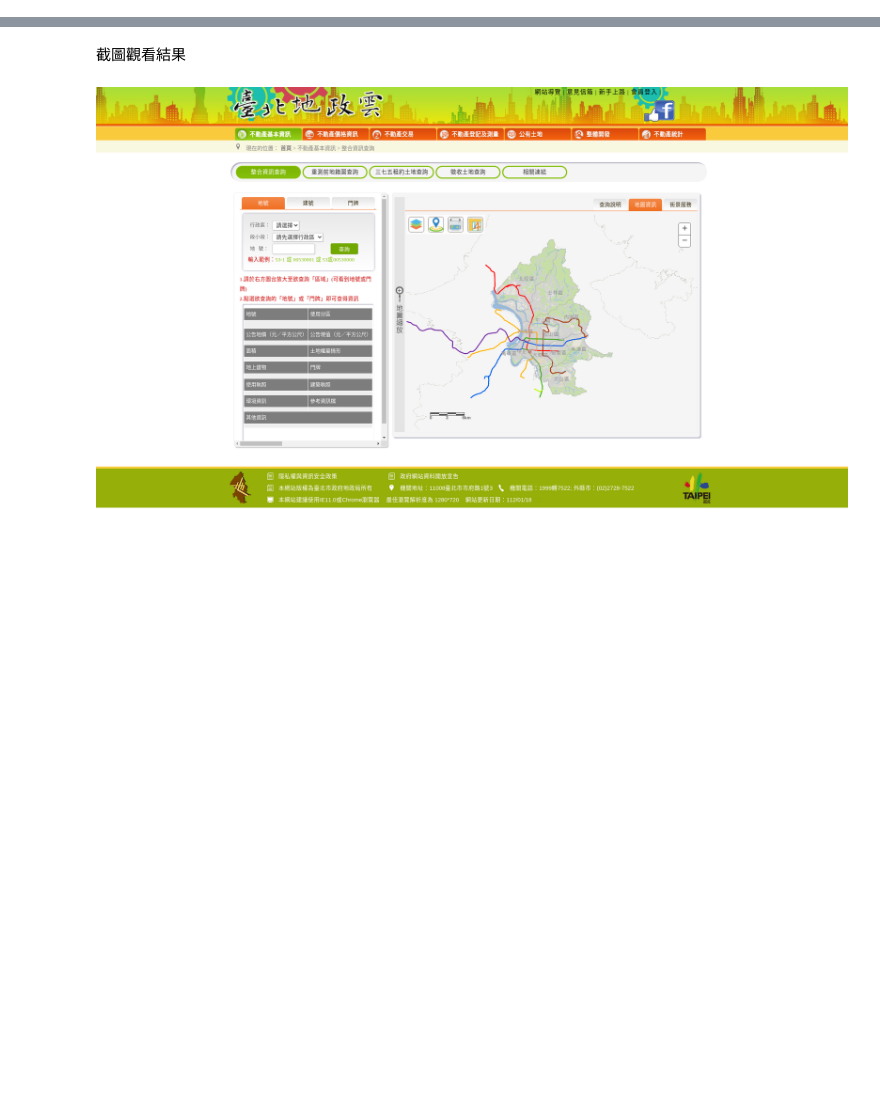
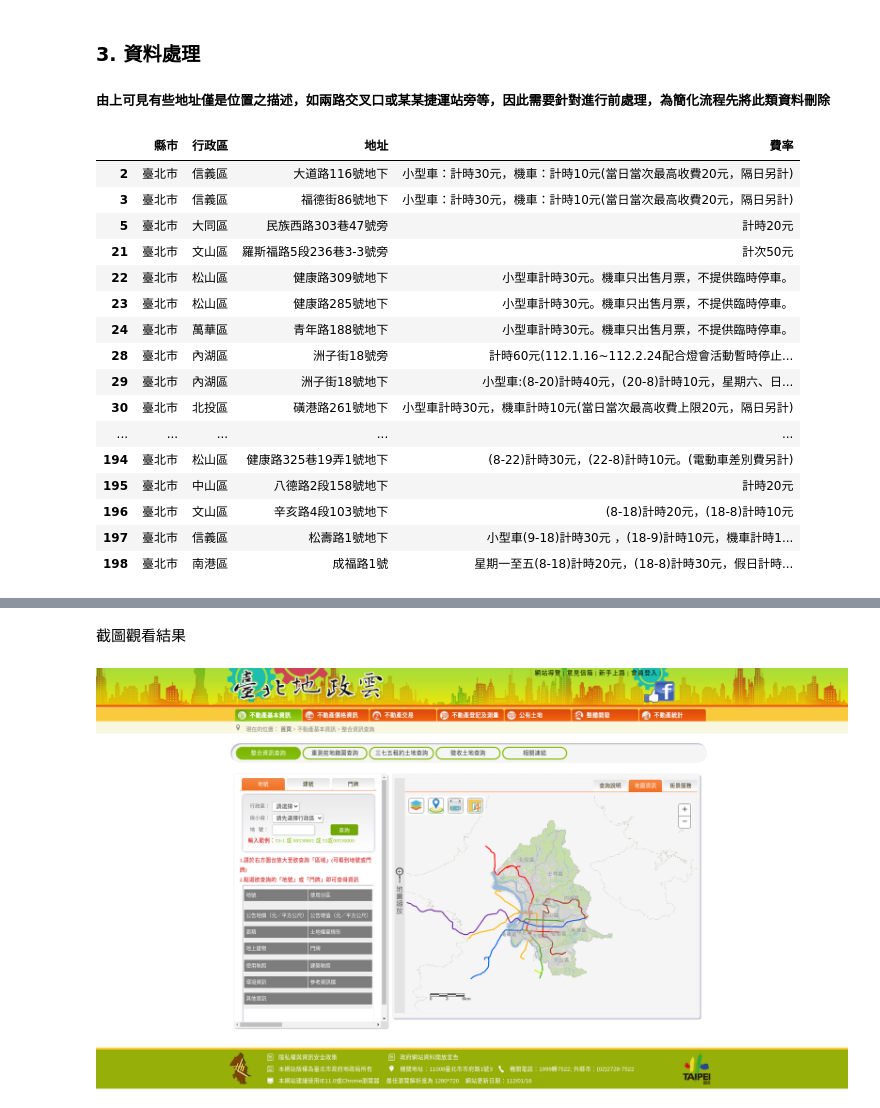
Before and after one commit to yctsaiyc/parkinglot, a Jupyter notebook: parkinglot.ipynb, the cells around one changed output, grey strips where cells are left out. Saved outputs shown, nothing was run; the diff lists cells and outputs as text; code cells hidden in the pictures; blank space fills up the shorter version.

```diff
--- a/parkinglot.ipynb
+++ b/parkinglot.ipynb
@@ -147,0 +64,40 @@ W: Target Packages (main/binary-all/Packages) is configured multiple times in /e
+# %% [markdown]
+### 3. 資料處理
+##### 由上可見有些地址僅是位置之描述，如兩路交叉口或某某捷運站旁等，因此需要針對進行前處理，為簡化流程先將此類資料刪除
+# %%
+def is_valid(s):
+    if '號' not in s:
+        return False
+    chars = ['~', '(', '、', '至', '站']
+    for char in chars:
+        if char in s:
+            return False
+    return True
+
+for idx, row in df.iterrows():
+    if not is_valid(df['地址'][idx]):
+        df.drop(idx, inplace=True)
+
+with pd.option_context('display.max_rows', None,
+                       'display.max_columns', None,
+                       'display.precision', 3,
+                       ):
+    display(df)
+# %% [output]
+|  | 縣市 | 行政區 | 地址 | 費率 |
+| 2 | 臺北市 | 信義區 | 大道路116號地下 | 小型車：計時30元，機車：計時10元(當日當次最高收費20元，隔日另計) |
+| 3 | 臺北市 | 信義區 | 福德街86號地下 | 小型車：計時30元，機車：計時10元(當日當次最高收費20元，隔日另計) |
+| 5 | 臺北市 | 大同區 | 民族西路303巷47號旁 | 計時20元 |
+| 21 | 臺北市 | 文山區 | 羅斯福路5段236巷3-3號旁 | 計次50元 |
+| 22 | 臺北市 | 松山區 | 健康路309號地下 | 小型車計時30元。機車只出售月票，不提供臨時停車。 |
+| 23 | 臺北市 | 松山區 | 健康路285號地下 | 小型車計時30元。機車只出售月票，不提供臨時停車。 |
+| 24 | 臺北市 | 萬華區 | 青年路188號地下 | 小型車計時30元。機車只出售月票，不提供臨時停車。 |
+| 28 | 臺北市 | 內湖區 | 洲子街18號旁 | 計時60元(112.1.16~112.2.24配合燈會活動暫時停止... |
+| 29 | 臺北市 | 內湖區 | 洲子街18號地下 | 小型車:(8-20)計時40元，(20-8)計時10元，星期六、日... |
+| 30 | 臺北市 | 北投區 | 磺港路261號地下 | 小型車計時30元，機車計時10元(當日當次最高收費上限20元，隔日另計) |
+| ... | ... | ... | ... | ... |
+| 194 | 臺北市 | 松山區 | 健康路325巷19弄1號地下 | (8-22)計時30元，(22-8)計時10元。(電動車差別費另計) |
+| 195 | 臺北市 | 中山區 | 八德路2段158號地下 | 計時20元 |
+| 196 | 臺北市 | 文山區 | 辛亥路4段103號地下 | (8-18)計時20元，(18-8)計時10元 |
+| 197 | 臺北市 | 信義區 | 松壽路1號地下 | 小型車(9-18)計時30元 ，(18-9)計時10元，機車計時1... |
+| 198 | 臺北市 | 南港區 | 成福路1號 | 星期一至五(8-18)計時20元，(18-8)計時30元，假日計時... |
```
Also changed, not shown: parts of 18 cells of this notebook.
